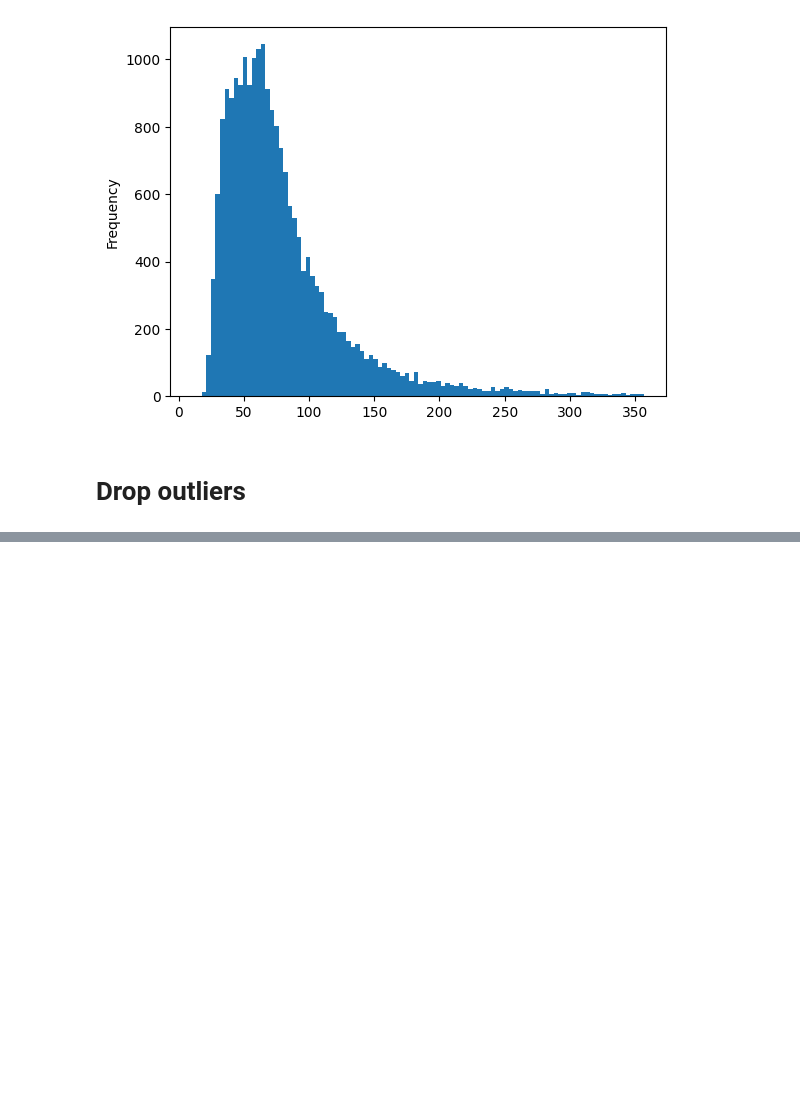
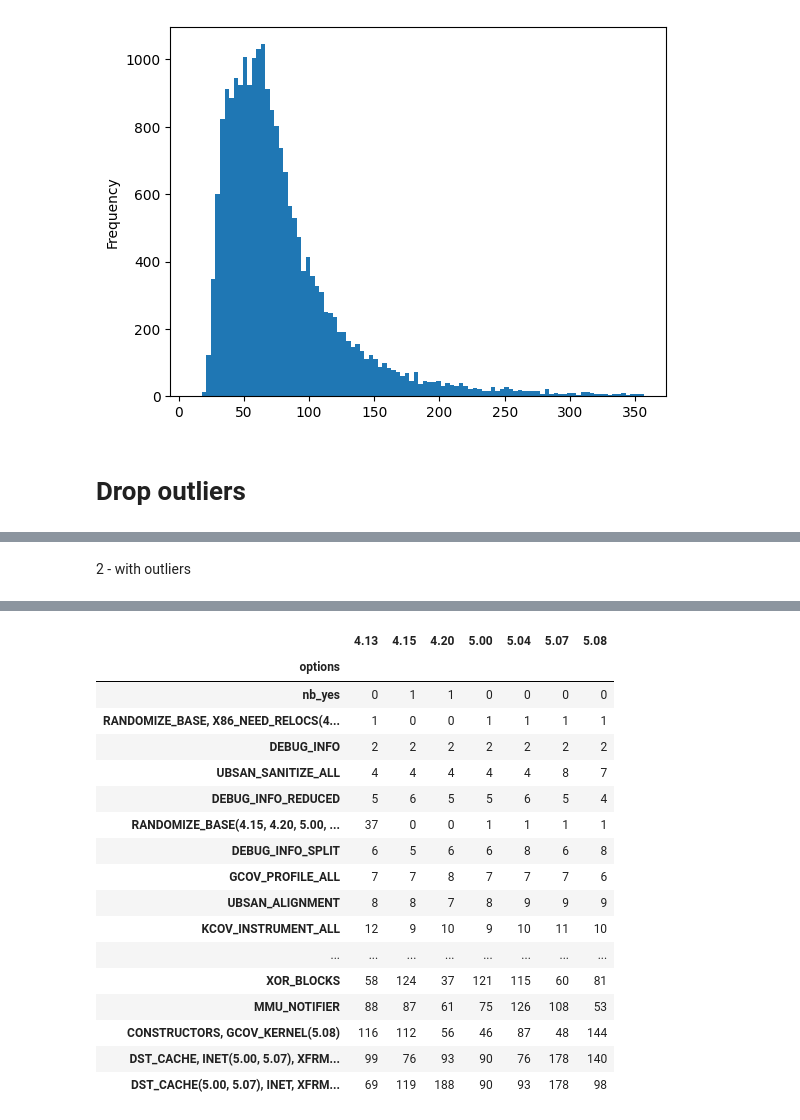
Before and after one commit to TuxML/tuxai, a Jupyter notebook: notebooks/2023_01_26.ipynb, the cells around one changed output, grey strips where cells are left out. Cells and saved outputs as stored; diff of their text form; code cells hidden in the pictures; blank space fills up the shorter version.

```diff
--- a/notebooks/2023_01_26.ipynb
+++ b/notebooks/2023_01_26.ipynb
@@ -186,0 +339,7 @@ df_ai
+# %% [markdown]
+2 - with outliers
+# %%
+fir = FeatureImportanceReport(use_cache="fi_const_2023", drop_outliers=True)
+df_ai = fir.options_always_importants(target="vmlinux", rank=200,collinearity=True, merge_groups=True, allow_version_gap=False).set_index("options")
+df_ai
+# %% [output]
@@ -186,0 +347,18 @@ df_ai
+|  | 4.13 | 4.15 | 4.20 | 5.00 | 5.04 | 5.07 | 5.08 |
+| options |  |  |  |  |  |  |  |
+| nb_yes | 0 | 1 | 1 | 0 | 0 | 0 | 0 |
+| RANDOMIZE_BASE, X86_NEED_RELOCS(4... | 1 | 0 | 0 | 1 | 1 | 1 | 1 |
+| DEBUG_INFO | 2 | 2 | 2 | 2 | 2 | 2 | 2 |
+| UBSAN_SANITIZE_ALL | 4 | 4 | 4 | 4 | 4 | 8 | 7 |
+| DEBUG_INFO_REDUCED | 5 | 6 | 5 | 5 | 6 | 5 | 4 |
+| RANDOMIZE_BASE(4.15, 4.20, 5.00, ... | 37 | 0 | 0 | 1 | 1 | 1 | 1 |
+| DEBUG_INFO_SPLIT | 6 | 5 | 6 | 6 | 8 | 6 | 8 |
+| GCOV_PROFILE_ALL | 7 | 7 | 8 | 7 | 7 | 7 | 6 |
+| UBSAN_ALIGNMENT | 8 | 8 | 7 | 8 | 9 | 9 | 9 |
+| KCOV_INSTRUMENT_ALL | 12 | 9 | 10 | 9 | 10 | 11 | 10 |
+| ... | ... | ... | ... | ... | ... | ... | ... |
+| XOR_BLOCKS | 58 | 124 | 37 | 121 | 115 | 60 | 81 |
+| MMU_NOTIFIER | 88 | 87 | 61 | 75 | 126 | 108 | 53 |
+| CONSTRUCTORS, GCOV_KERNEL(5.08) | 116 | 112 | 56 | 46 | 87 | 48 | 144 |
+| DST_CACHE, INET(5.00, 5.07), XFRM... | 99 | 76 | 93 | 90 | 76 | 178 | 140 |
+| DST_CACHE(5.00, 5.07), INET, XFRM... | 69 | 119 | 188 | 90 | 93 | 178 | 98 |
```
Also changed, not shown: parts of 11 cells of this notebook.
